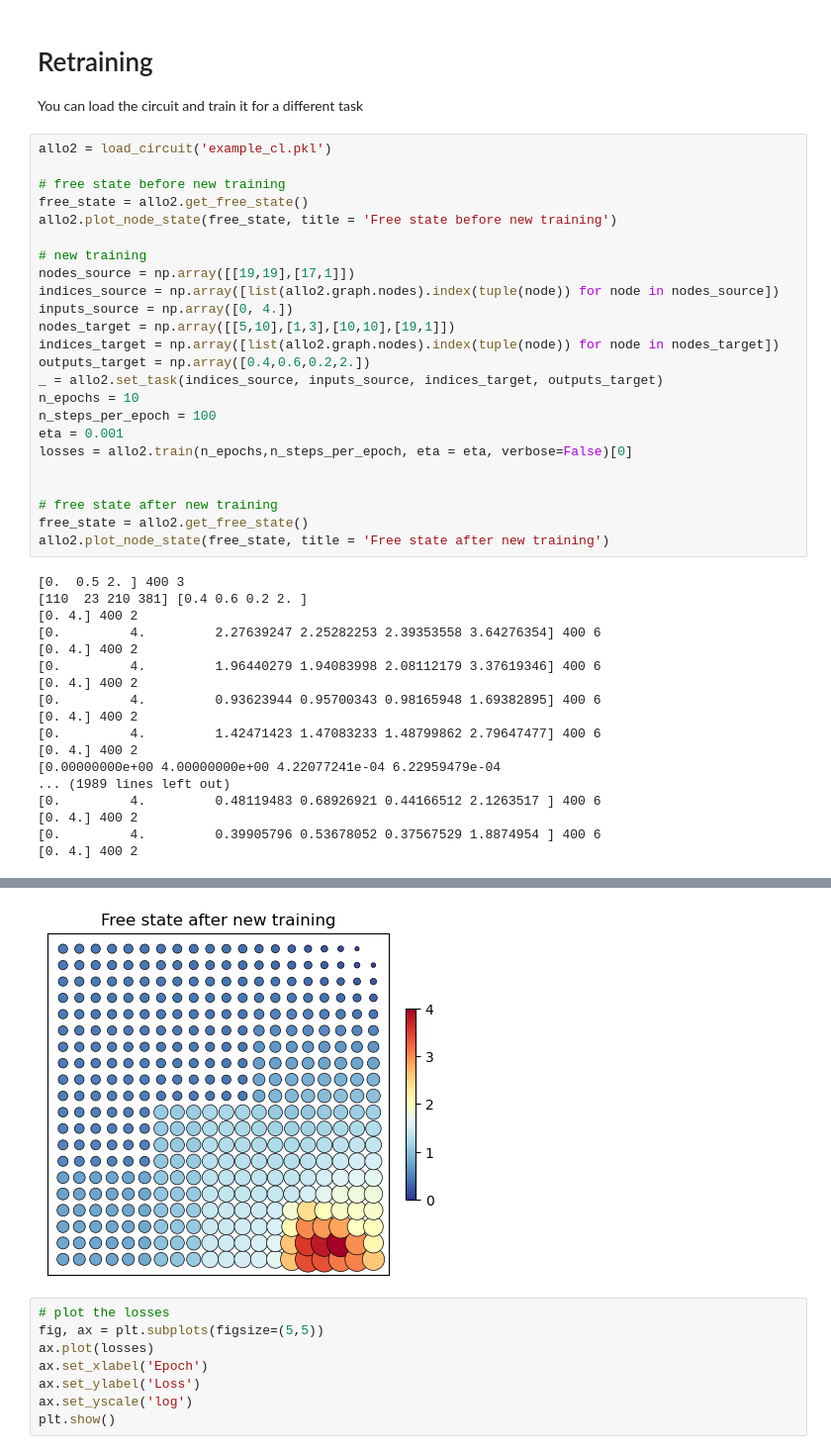
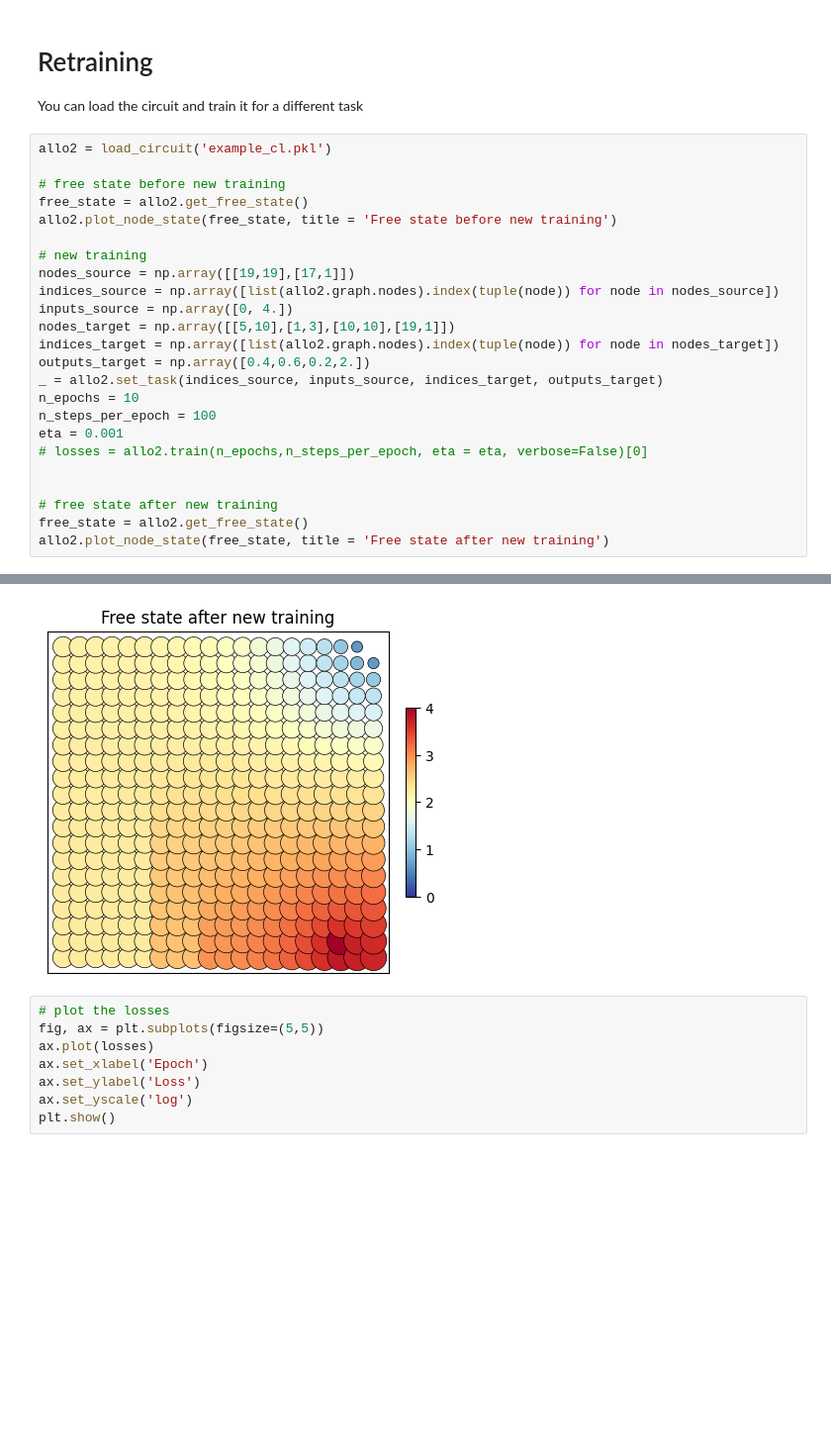
Before and after one commit to maguzj/coupled_learning, a Jupyter notebook: coupled_learning/example_training.ipynb, the cells around one changed output, grey strips where cells are left out. Shown at 99% size. Cells and saved outputs as stored; diff of their text form; blank space fills up the shorter version.

```diff
--- a/coupled_learning/example_training.ipynb
+++ b/coupled_learning/example_training.ipynb
@@ -129,27 +127,10 @@ _ = allo2.set_task(indices_source, inputs_source, indices_target, outputs_target
 n_epochs = 10
 n_steps_per_epoch = 100
 eta = 0.001
-losses = allo2.train(n_epochs,n_steps_per_epoch, eta = eta, verbose=False)[0]
+# losses = allo2.train(n_epochs,n_steps_per_epoch, eta = eta, verbose=False)[0]
 
 
 # free state after new training
 free_state = allo2.get_free_state()
 allo2.plot_node_state(free_state, title = 'Free state after new training')
 # %% [output]
-[0.  0.5 2. ] 400 3
-[110  23 210 381] [0.4 0.6 0.2 2. ]
-[0. 4.] 400 2
-[0.         4.         2.27639247 2.25282253 2.39353558 3.64276354] 400 6
-[0. 4.] 400 2
-[0.         4.         1.96440279 1.94083998 2.08112179 3.37619346] 400 6
-[0. 4.] 400 2
-[0.         4.         0.93623944 0.95700343 0.98165948 1.69382895] 400 6
-[0. 4.] 400 2
-[0.         4.         1.42471423 1.47083233 1.48799862 2.79647477] 400 6
-[0. 4.] 400 2
-[0.00000000e+00 4.00000000e+00 4.22077241e-04 6.22959479e-04
-... (1989 lines left out)
-[0.         4.         0.48119483 0.68926921 0.44166512 2.1263517 ] 400 6
-[0. 4.] 400 2
-[0.         4.         0.39905796 0.53678052 0.37567529 1.8874954 ] 400 6
-[0. 4.] 400 2
@@ -157,4 +138,4 @@ allo2.plot_node_state(free_state, title = 'Free state after new training')
-[figure, old version]
+[figure, new version]
 # %%
 # plot the losses
 fig, ax = plt.subplots(figsize=(5,5))
```
Also changed, not shown: parts of 2 cells of this notebook, 2 other files.
